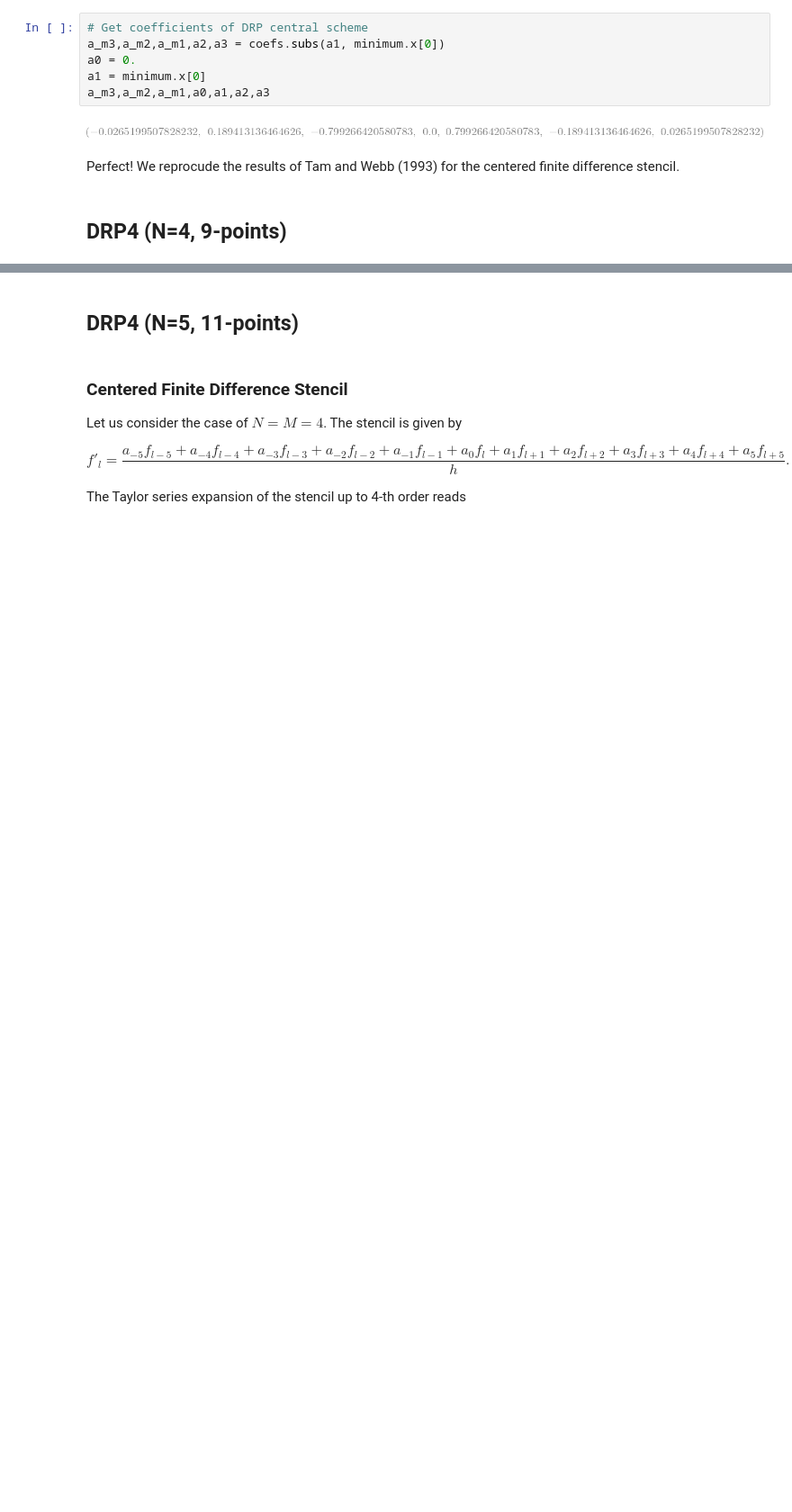
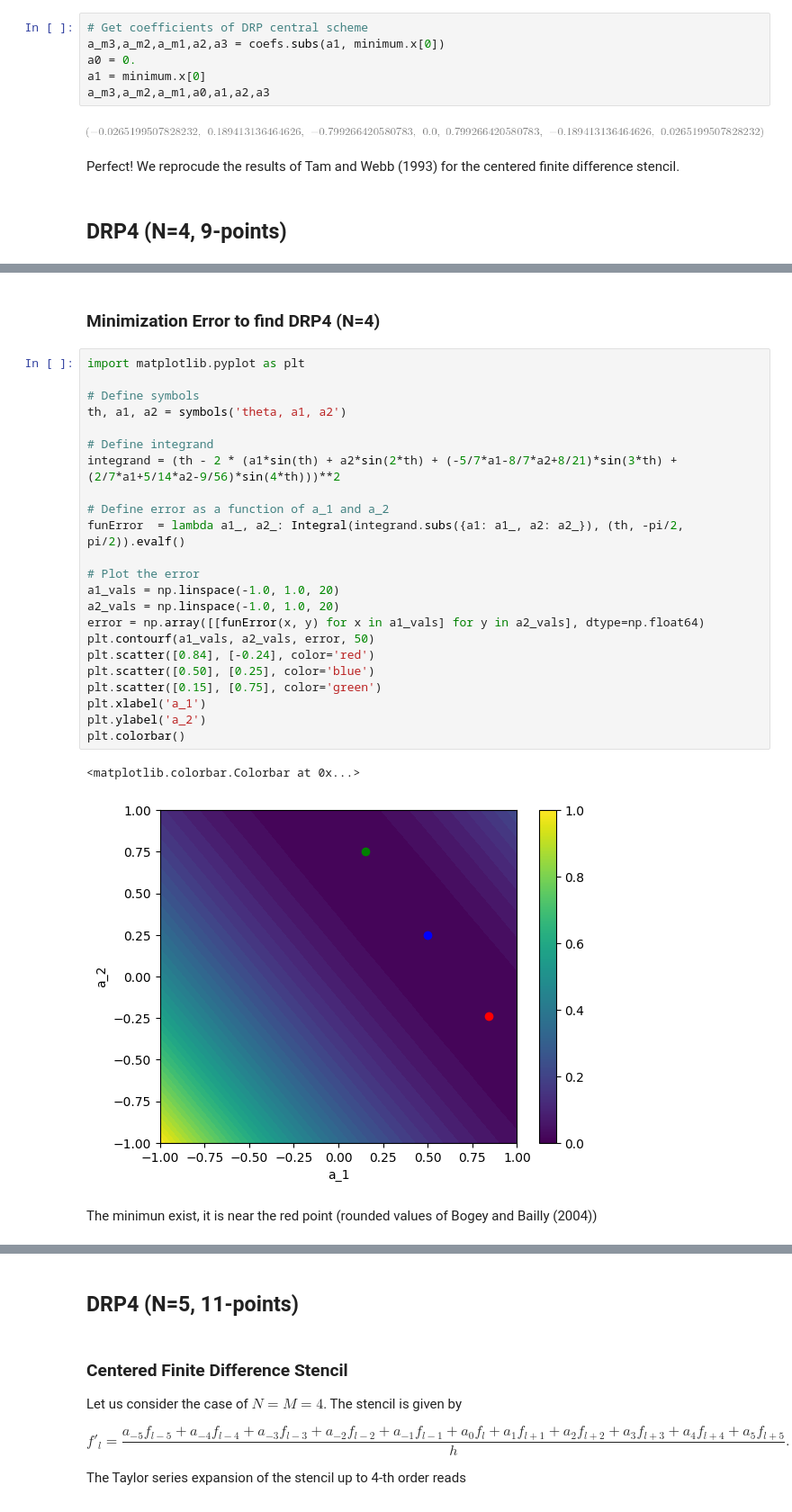
Before and after one commit to wme7/DRP_schemes, a Jupyter notebook: DRP_FD_schemes.ipynb, the cells around one changed output, grey strips where cells are left out. Shown at 90% size. Saved outputs shown, nothing was run; the diff lists cells and outputs as text; blank space fills up the shorter version.

```diff
--- a/DRP_FD_schemes.ipynb
+++ b/DRP_FD_schemes.ipynb
@@ -298,0 +319,30 @@ Which needs the use a two-variable minimization problem. (This is not so easy be
+# %% [markdown]
+### Minimization Error to find DRP4 (N=4)
+# %%
+import matplotlib.pyplot as plt
+
+# Define symbols
+th, a1, a2 = symbols('theta, a1, a2')
+
+# Define integrand
+integrand = (th - 2 * (a1*sin(th) + a2*sin(2*th) + (-5/7*a1-8/7*a2+8/21)*sin(3*th) + (2/7*a1+5/14*a2-9/56)*sin(4*th)))**2
+
+# Define error as a function of a_1 and a_2
+funError  = lambda a1_, a2_: Integral(integrand.subs({a1: a1_, a2: a2_}), (th, -pi/2, pi/2)).evalf()
+
+# Plot the error
+a1_vals = np.linspace(-1.0, 1.0, 20)
+a2_vals = np.linspace(-1.0, 1.0, 20)
+error = np.array([[funError(x, y) for x in a1_vals] for y in a2_vals], dtype=np.float64)
+plt.contourf(a1_vals, a2_vals, error, 50)
+plt.scatter([0.84], [-0.24], color='red')
+plt.scatter([0.50], [0.25], color='blue')
+plt.scatter([0.15], [0.75], color='green')
+plt.xlabel('a_1')
+plt.ylabel('a_2')
+plt.colorbar()
+# %% [output]
+<matplotlib.colorbar.Colorbar at 0x...>
+[figure, added]
+# %% [markdown]
+The minimun exist, it is near the red point (rounded values of Bogey and Bailly (2004))
```
Also changed, not shown: parts of 13 cells of this notebook.
